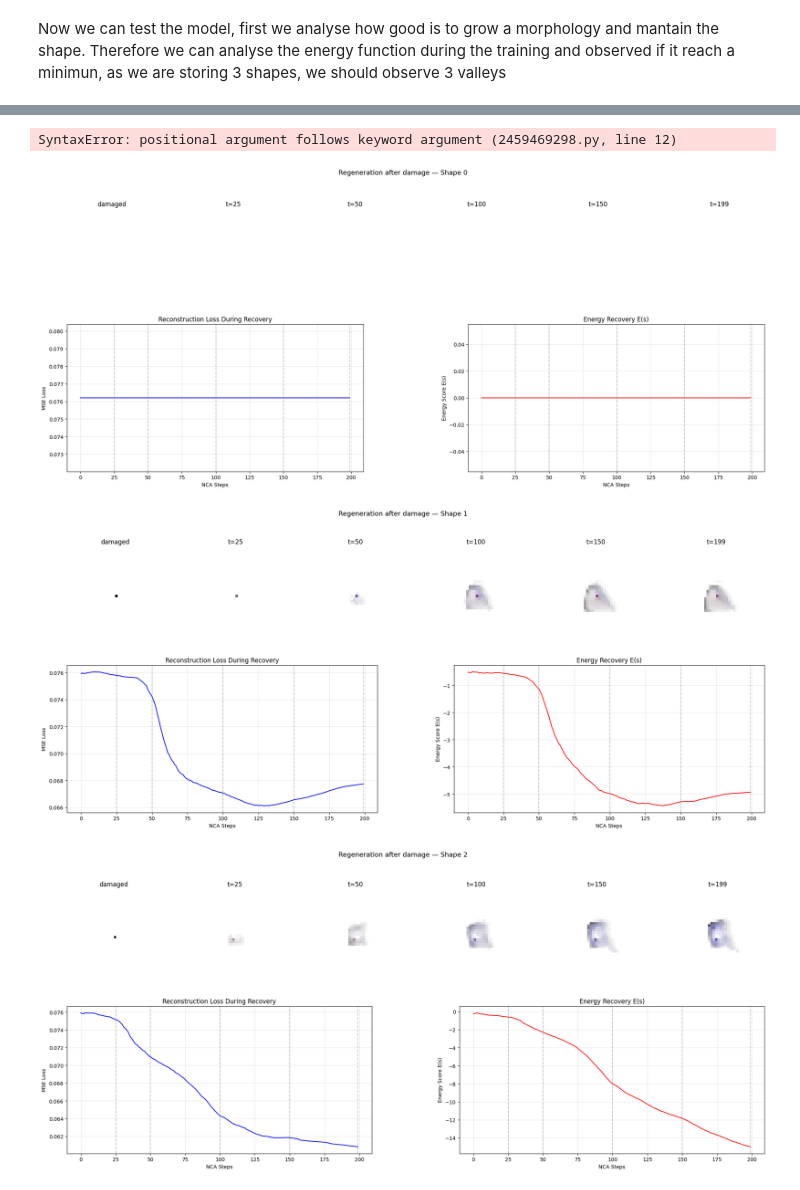
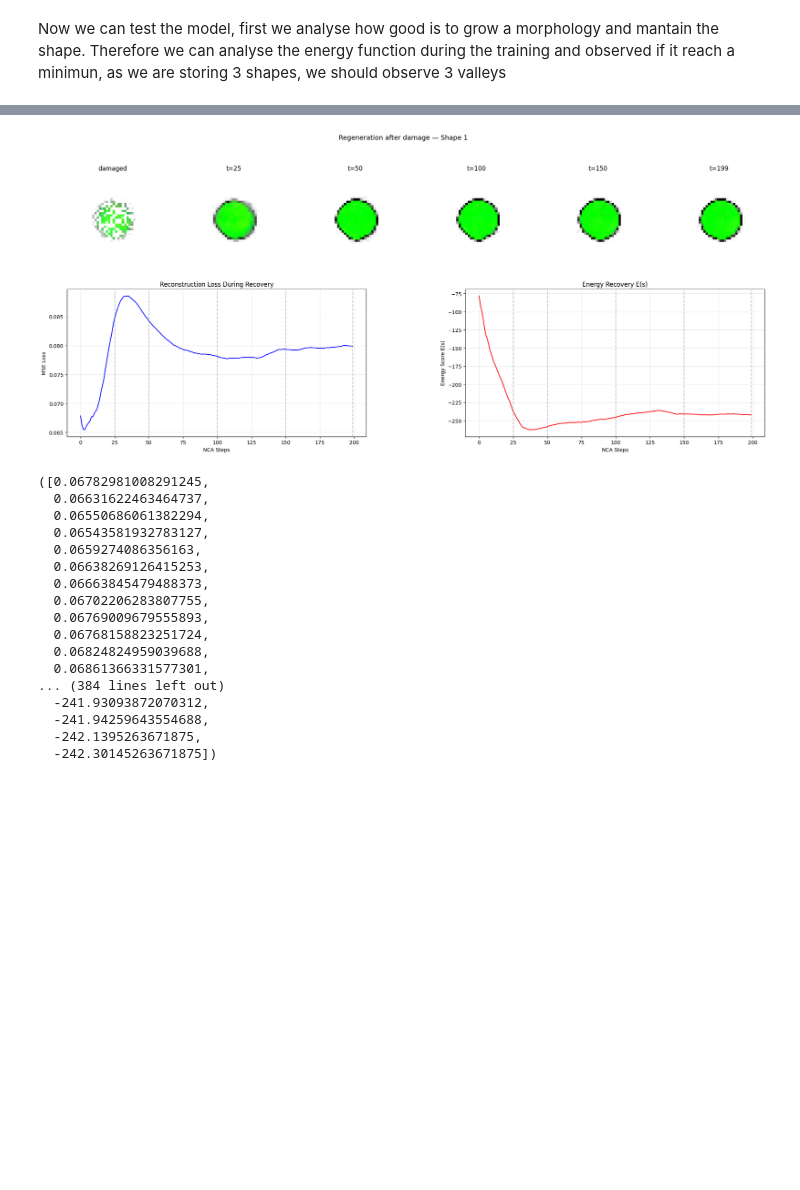
Before and after one commit to lshofsl/Advanced-topics-in-PoD-project-, a Jupyter notebook: EBM_NCA.ipynb, the cells around one changed output, grey strips where cells are left out. Cells and saved outputs as stored; diff of their text form; code cells hidden in the pictures; blank space fills up the shorter version.

```diff
--- a/EBM_NCA.ipynb
+++ b/EBM_NCA.ipynb
@@ -510,26 +515,35 @@ for shape_idx in range(3):
 # %%
 def get_state_at_step(nca, seed_fn, shape_idx, target_step, device=DEVICE):
     """Run NCA from seed for target_step steps and return that state."""
     x = seed_fn(shape_idx).to(device)
     with torch.no_grad():
         for _ in range(target_step):
             x = nca(x)
     return x
 
 # Example: get square at step 30
-x_at_step30 = get_state_at_step(nca, make_fresh_seed, shape_idx=0, target_step=30)
+x_at_step30 = get_state_at_step(nca, make_fresh_seed, shape_idx=1, target_step=30)
 
-visualize_regeneration(nca, x_at_step30, shape_idx=0, base, 'random')
+visualize_regeneration(nca, x_at_step30, shape_idx=1, base=base, damage="random")
 # %% [output]
+[figure, added]
-SyntaxError: positional argument follows keyword argument (2459469298.py, line 12)
+([0.06782981008291245,
+  0.06631622463464737,
+  0.06550686061382294,
+  0.06543581932783127,
+  0.0659274086356163,
+  0.06638269126415253,
+  0.06663845479488373,
+  0.06702206283807755,
+  0.06769009679555893,
+  0.06768158823251724,
+  0.06824824959039688,
+  0.06861366331577301,
+... (384 lines left out)
+  -241.93093872070312,
+  -241.94259643554688,
+  -242.1395263671875,
+  -242.30145263671875])
-# %%
-# Run for all three shapes
-for shape_idx in range(3):
-    visualize_regeneration(nca, make_fresh_seed, shape_idx, base, 'random')
-# %% [output]
-[figure, removed]
-[figure, removed]
-[figure, removed]
 # %%
 del optim
 torch.cuda.empty_cache()
```
Also changed, not shown: parts of 11 cells of this notebook.
